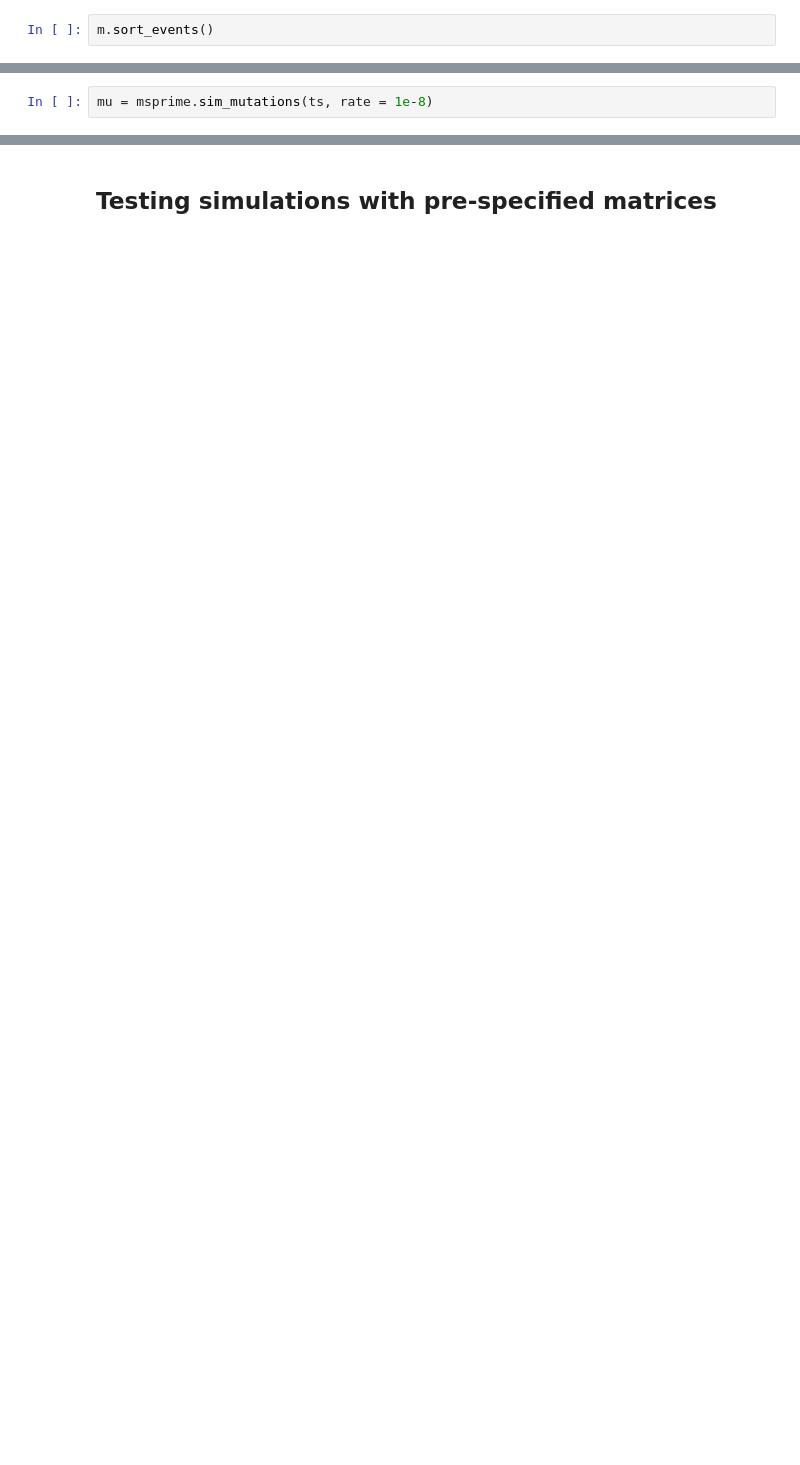
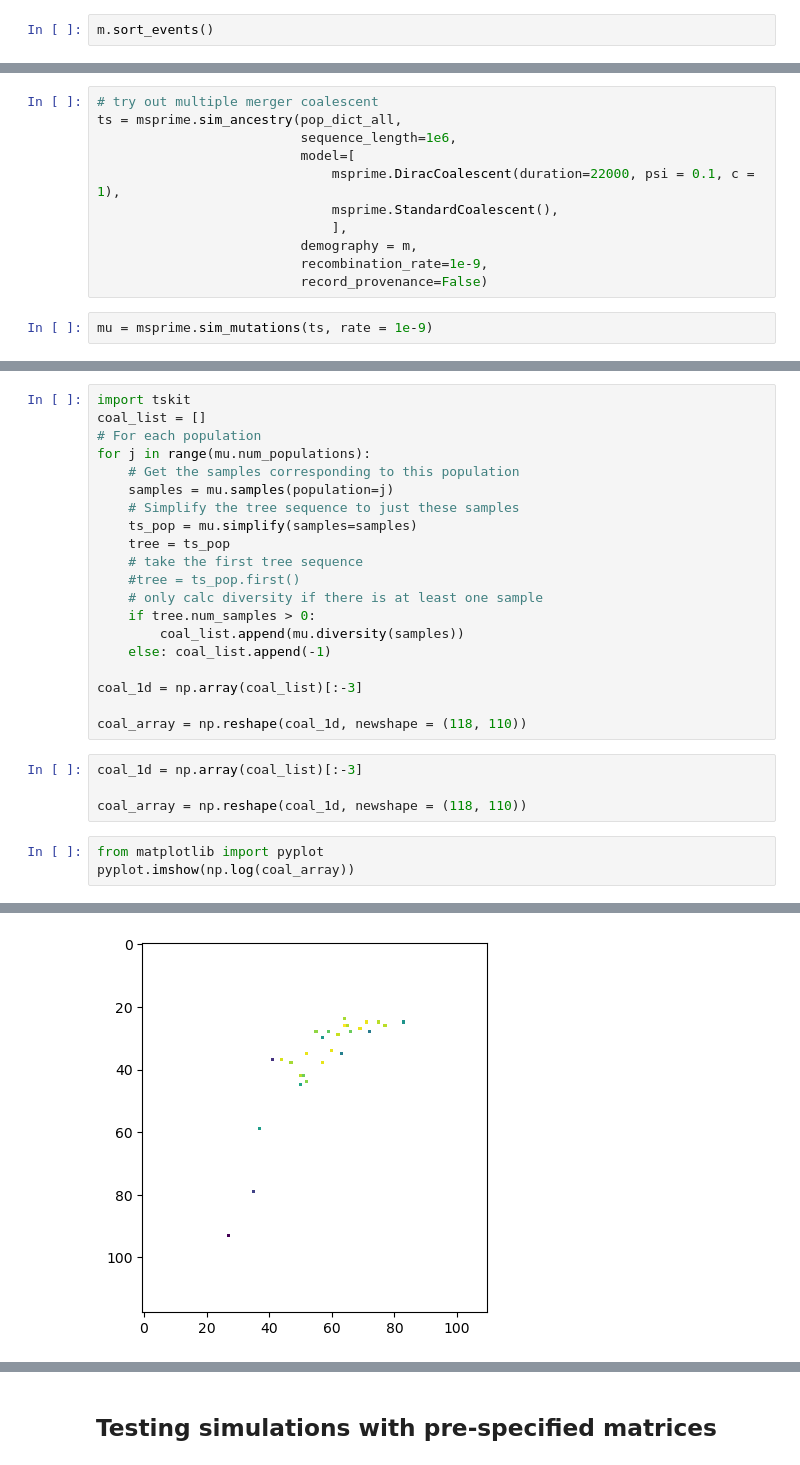
Before and after one commit to connor-french/spaceprime, a Jupyter notebook: spaceprime-sandbox.ipynb, the cells around one changed output, grey strips where cells are left out. Drawn from its saved outputs; the diff is of its cells as text; blank space fills up the shorter version.

```diff
--- a/spaceprime-sandbox.ipynb
+++ b/spaceprime-sandbox.ipynb
@@ -324,3 +1254,14 @@ KeyboardInterrupt:
+# %%
+# try out multiple merger coalescent
+ts = msprime.sim_ancestry(pop_dict_all,
+                          sequence_length=1e6,
+                          model=[
+                              msprime.DiracCoalescent(duration=22000, psi = 0.1, c = 1),
+                              msprime.StandardCoalescent(),
+                              ],
+                          demography = m,
+                          recombination_rate=1e-9,
+                          record_provenance=False)
 # %%
-mu = msprime.sim_mutations(ts, rate = 1e-8)
+mu = msprime.sim_mutations(ts, rate = 1e-9)
 # %%
@@ -333,0 +1278,28 @@ KeyboardInterrupt:
+# %%
+import tskit
+coal_list = []
+# For each population
+for j in range(mu.num_populations):
+    # Get the samples corresponding to this population
+    samples = mu.samples(population=j)
+    # Simplify the tree sequence to just these samples
+    ts_pop = mu.simplify(samples=samples)
+    tree = ts_pop
+    # take the first tree sequence
+    #tree = ts_pop.first()
+    # only calc diversity if there is at least one sample
+    if tree.num_samples > 0:
+        coal_list.append(mu.diversity(samples))
+    else: coal_list.append(-1)
+
+coal_1d = np.array(coal_list)[:-3]
+
+coal_array = np.reshape(coal_1d, newshape = (118, 110))
+# %%
+coal_1d = np.array(coal_list)[:-3]
+
+coal_array = np.reshape(coal_1d, newshape = (118, 110))
+# %%
+from matplotlib import pyplot
+pyplot.imshow(np.log(coal_array))
+# %% [output]
@@ -333,0 +1307 @@ KeyboardInterrupt:
+[figure, added]
```
Also changed, not shown: parts of 214 cells of this notebook, 14 other files.
